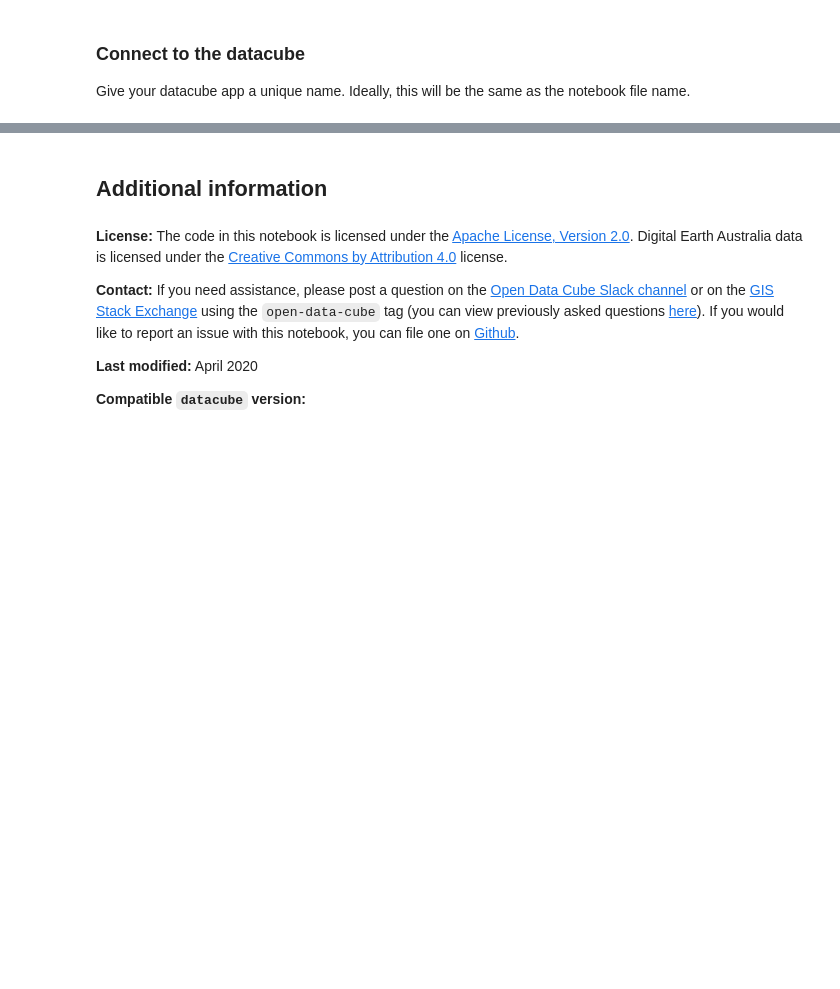
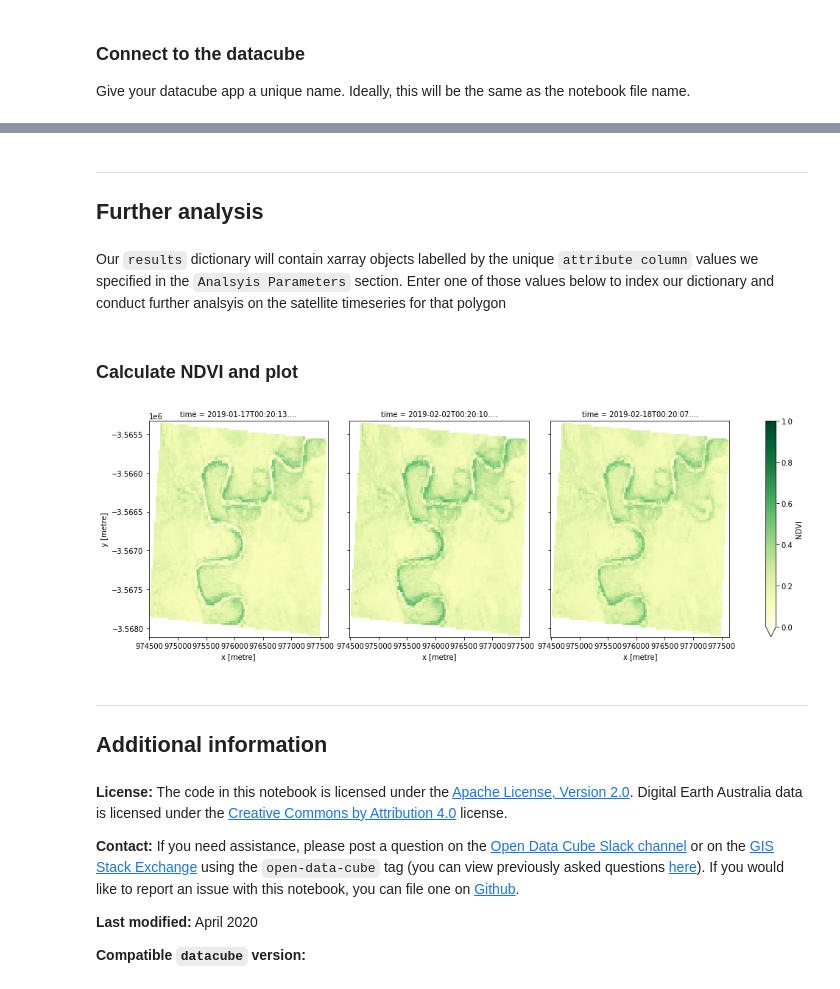
Before and after one commit to GeoscienceAustralia/dea-notebooks, a Jupyter notebook: Frequently_used_code/Analyse_multiple_polygons.ipynb, the cells around one changed output, grey strips where cells are left out. Cells and saved outputs as stored; diff of their text form; code cells hidden in the pictures; blank space fills up the shorter version.

```diff
--- a/Frequently_used_code/Analyse_multiple_polygons.ipynb
+++ b/Frequently_used_code/Analyse_multiple_polygons.ipynb
@@ -59,3 +52,14 @@ Use the python package `fiona` to open and iterate through the polygon file. Wor
+# %%
+time_of_interest = '2019-02-01'
+time_buff = '30 days'
+
+shapefile = '../Supplementary_data/Analyse_multiple_polygons/multiple_polys.shp'
+attribute_col = 'id'
+
+products = ['ga_ls8c_ard_3']
+measurements =  ['nbart_red','nbart_green','nbart_blue','nbart_nir']
+resolution = (-25, 25)
+align = (15, 15)
 # %% [markdown]
 ### Look at the structure of the vector file
 Import the file and take a look at how the file is structured so we understand what we are iterating through.
@@ -148,0 +69,3 @@ Combining and sorting data
+# %%
+gdf = gpd.read_file(shapefile)
+gdf.head()
@@ -148,0 +83,5 @@ Combining and sorting data
+# %%
+query = {'time': (time_buffer(time_of_interest, buffer=time_buff)),
+         'measurements': measurements,
+         'resolution': resolution
+         }
@@ -149,4 +151,22 @@ Combining and sorting data
+# %% [markdown]
+---
+## Further analysis
+# %% [markdown]
+Our `results` dictionary will contain xarray objects labelled by the unique `attribute column` values we specified in the `Analsyis Parameters` section. Enter one of those values below to index our dictionary and conduct further analsyis on the satellite timeseries for that polygon
+# %%
+key = '1'
+# %% [markdown]
+### Calculate NDVI and plot
+# %%
+ndvi = calculate_indices(results[key], index='NDVI', collection='ga_ls_3')
+
+#plot NDVI for each polygon for the time query
+ndvi.NDVI.plot(col='time', cmap='YlGn', vmin=0, vmax=1, figsize=(15,5))
+plt.show()
+# %% [output]
+[figure, added]
 # %% [markdown]
+---
 ## Additional information
 # %% [markdown]
 **License:** The code in this notebook is licensed under the [Apache License, Version 2.0](https://www.apache.org/licenses/LICENSE-2.0).
```
Also changed, not shown: parts of 19 cells of this notebook.
